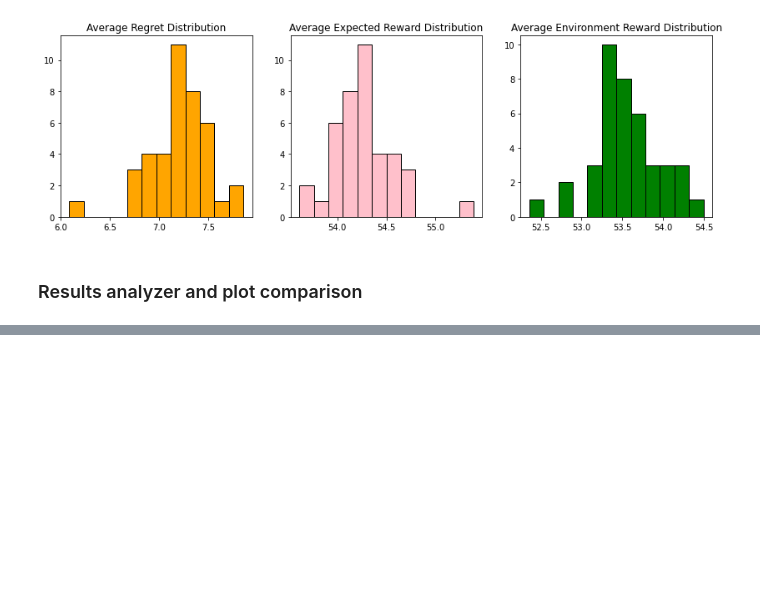
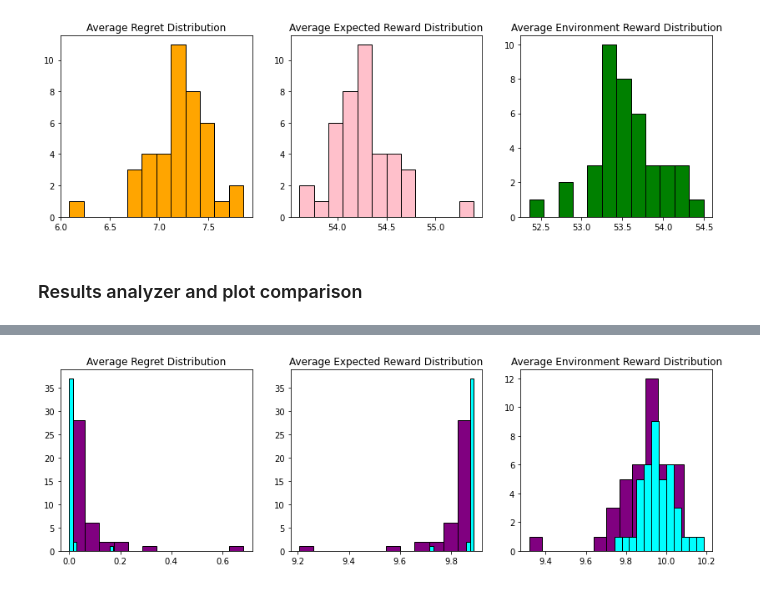
Before and after one commit to alemolteni/team4_projectOLA, a Jupyter notebook: Utilities.ipynb, the cells around one changed output, grey strips where cells are left out. Cells and saved outputs as stored; diff of their text form; code cells hidden in the pictures; blank space fills up the shorter version.

Commit message:
Multiple plots results an. and delta min computation

```diff
--- a/Utilities.ipynb
+++ b/Utilities.ipynb
@@ -625,7 +625,7 @@ from IPython.display import clear_output
 
 
 # ==== PARAMETERS TO CHANGE ====
-CONFIG_PATH = './Configs/configuration6.json'
+CONFIG_PATH = './Configs/config3.json'
 # ==============================
 
 
@@ -761,4 +761,5 @@ for i in tqdm(range(0, num_prices**num_prods)):
 
 print("BRUTE FORCE BY WEIGHTING CLASSES REWARDS:".format(CONFIG_PATH))
 print("   - [THEORY] Optimal arm is {} with margin {}".format(bf.get_optima(), bf.get_optima_margin()))
+print("   - [THEORY] Delta minimum between arms is {}".format(bf.get_delta_min()))
 # %% [output]
@@ -978,0 +902,88 @@ RESULTS FOR THE CONFIG OVER MULTIPLE RUNS ./Results/TS_CR_2022-07-14_16-18_confi
+# %%
+import json
+from Environment import Environment
+import numpy as np
+from tqdm import tqdm
+from IPython.display import clear_output
+import matplotlib.pyplot as plt
+import numpy as np
+
+from os import listdir
+from os.path import isfile, join
+onlyfiles = [f for f in listdir("./Results/") if isfile(join("./Results/", f))]
+#print(onlyfiles)
+print("")
+
+couples = [
+    # Step 3 [0,2]
+    ['UCB_Step3_2022-07-14_16-23_config2.json', 'TS_CR_2022-07-14_16-18_config2.json'],
+    ['UCB_Step3_2022-07-14_16-23_config3.json', 'TS_CR_2022-07-14_16-18_config3.json'],
+    ['UCB_Step4_2022-07-15_14-58_configuration6.json', 'TS_CR_2022-07-14_16-18_configuration6.json'],
+    # Step 4 [3,5]
+    ['UCB_Step4_2022-07-14_16-22_config2.json', 'TS_Alphas_2022-07-14_16-25_config2.json'],
+    ['UCB_Step4_2022-07-14_16-22_config3.json', 'TS_Alphas_2022-07-14_16-25_config3.json'],
+    ['UCB_Step4_2022-07-14_16-22_configuration6.json', 'TS_Alphas_2022-07-14_16-25_configuration6.json'],
+    # Step 5 [6,8]
+    ['UCB_Step5_2022-07-14_16-23_config2.json', 'TS_GW_2022-07-14_16-25_config2.json'],
+    ['UCB_Step5_2022-07-14_16-23_config3.json', 'TS_GW_2022-07-14_16-25_config3.json'],
+    ['UCB_Step5_2022-07-14_16-23_configuration6.json', 'TS_GW_2022-07-14_16-25_configuration6.json'],
+    # Step 6 [9,12]
+    ['NS-UCB_CD_2022-07-14_15-41_ns_config1.json', 'NS-UCB_SW_2022-07-14_17-08_ns_config1.json'],
+    ['NS-UCB_CD_2022-07-14_15-41_ns_config2.json', 'NS-UCB_SW_2022-07-14_17-08_ns_config2.json'],
+    ['NS-UCB_CD_2022-07-14_15-41_ns_config3.json', 'NS-UCB_SW_2022-07-14_17-08_ns_config3.json'],
+    ['NS-UCB_CD_2022-07-14_15-41_ns_config5.json', 'NS-UCB_SW_2022-07-14_17-08_ns_config5.json'],
+    # Step 7
+]
+
+# ==== PARAMETERS TO CHANGE ====
+INDEX = [0,1,2]
+bins = 12
+# ==============================
+
+for i in INDEX:
+    couple = couples[i]
+    RESULT_PATH_1 = './Results/{}'.format(couple[0])
+    RESULT_PATH_2 = './Results/{}'.format(couple[1])
+
+
+
+    f = open(RESULT_PATH_1)
+    results1 = json.load(f)
+    f.close()
+
+    f = open(RESULT_PATH_2)
+    results2 = json.load(f)
+    f.close()
+
+
+    # matplotlib histogram
+    print("RESULTS FOR THE CONFIG OVER MULTIPLE RUNS {}".format(RESULT_PATH_1))
+    avgReg = np.array(results1["averageRegrets"])
+    print("   - [AVG REGRET] Mean = {}, Std = {}".format(avgReg.mean(), avgReg.std()))
+    avgExpRew = np.array(results1["averageExpectedRewards"])
+    print("   - [AVG EXP REW] Mean = {}, Std = {}".format(avgExpRew.mean(), avgExpRew.std()))
+    avgEnvRew = np.array(results1["averageEnvRewards"])
+    print("   - [AVG ENV REW] Mean = {}, Std = {}\n".format(avgEnvRew.mean(), avgEnvRew.std()))
+
+    print("RESULTS FOR THE CONFIG OVER MULTIPLE RUNS {}".format(RESULT_PATH_2))
+    avgReg = np.array(results2["averageRegrets"])
+    print("   - [AVG REGRET] Mean = {}, Std = {}".format(avgReg.mean(), avgReg.std()))
+    avgExpRew = np.array(results2["averageExpectedRewards"])
+    print("   - [AVG EXP REW] Mean = {}, Std = {}".format(avgExpRew.mean(), avgExpRew.std()))
+    avgEnvRew = np.array(results2["averageEnvRewards"])
+    print("   - [AVG ENV REW] Mean = {}, Std = {}\n\n".format(avgEnvRew.mean(), avgEnvRew.std()))
+
+    fig, axes = plt.subplots(ncols=3, nrows=1, sharex=False, figsize=(14,4))
+
+    axes[0].set_title("Average Regret Distribution")
+    axes[0].hist(results1["averageRegrets"], color = 'purple', edgecolor = 'black', bins = bins)
+    axes[0].hist(results2["averageRegrets"], color = 'cyan', edgecolor = 'black', bins = bins)
+
+    axes[1].set_title("Average Expected Reward Distribution")
+    axes[1].hist(results1["averageExpectedRewards"], color = 'purple', edgecolor = 'black', bins = bins)
+    axes[1].hist(results2["averageExpectedRewards"], color = 'cyan', edgecolor = 'black', bins = bins)
+
+    axes[2].set_title("Average Environment Reward Distribution")
+    axes[2].hist(results1["averageEnvRewards"], color = 'purple', edgecolor = 'black', bins = bins)
+    axes[2].hist(results2["averageEnvRewards"], color = 'cyan', edgecolor = 'black', bins = bins)
+# %% [output]
@@ -978,0 +1007 @@ RESULTS FOR THE CONFIG OVER MULTIPLE RUNS ./Results/TS_CR_2022-07-14_16-18_confi
+[figure, added]
```
Also changed, not shown: parts of 3 cells of this notebook.
